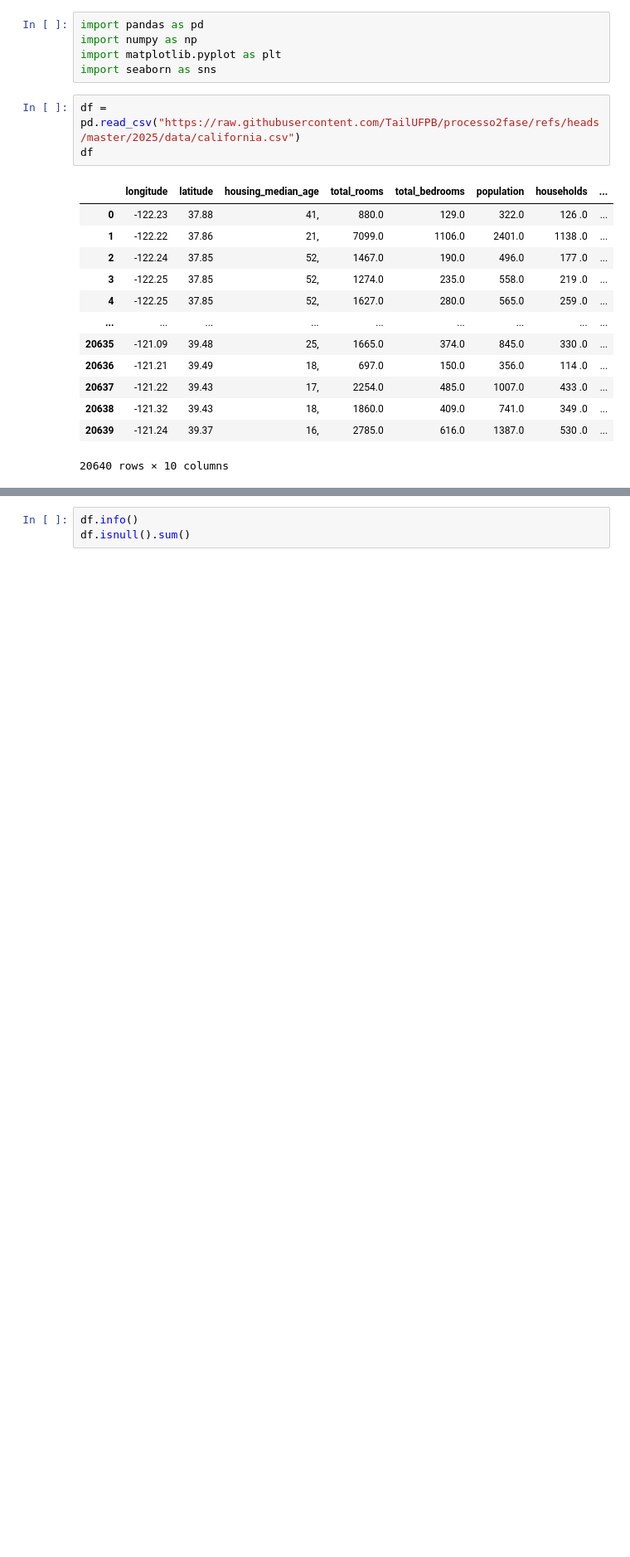
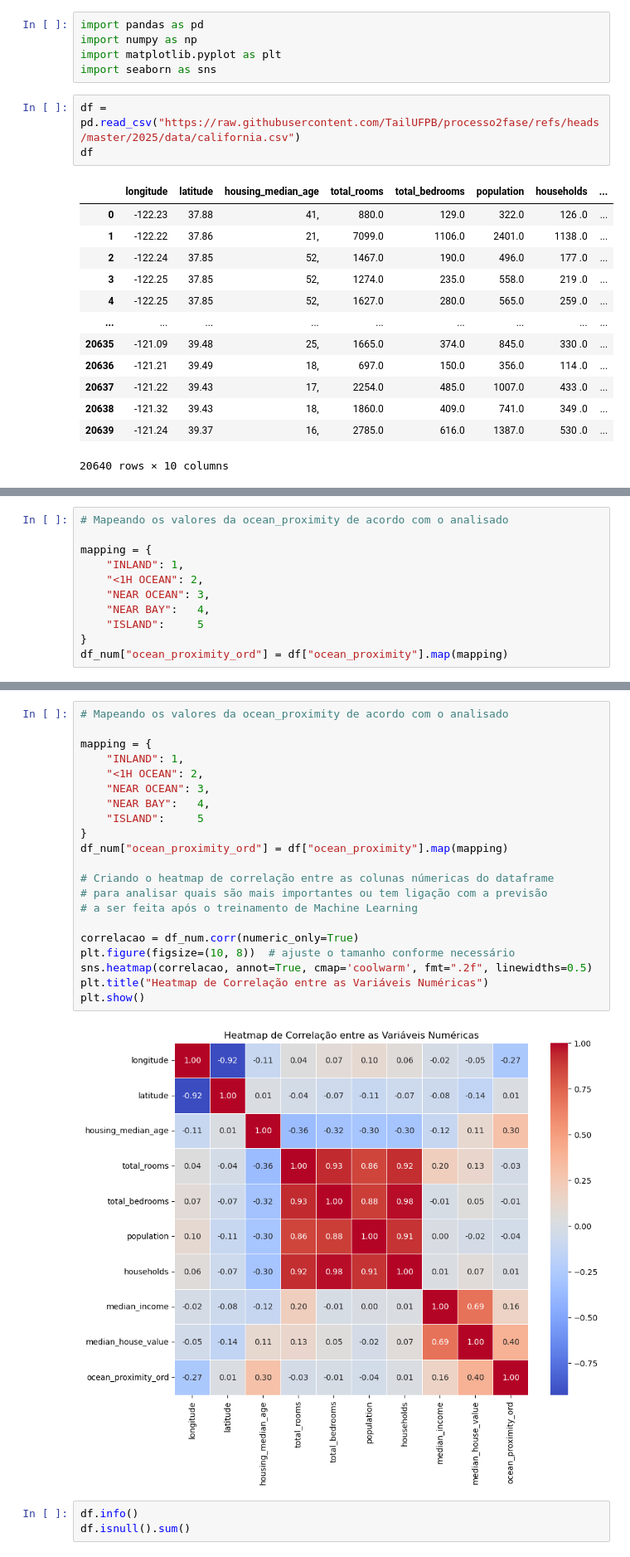
Before and after one commit to lharanhamg/TAIL_notebook_2025, a Jupyter notebook: Cópia_de_Fase2_Luis_Aranha_2025.ipynb, the cells around one changed output, grey strips where cells are left out. Shown at 83% size. Cells and saved outputs as stored; diff of their text form; blank space fills up the shorter version.

```diff
--- a/Cópia_de_Fase2_Luis_Aranha_2025.ipynb
+++ b/Cópia_de_Fase2_Luis_Aranha_2025.ipynb
@@ -384,0 +556,11 @@ prever media_house_value:
+# %%
+# Mapeando os valores da ocean_proximity de acordo com o analisado
+
+mapping = {
+    "INLAND": 1,
+    "<1H OCEAN": 2,
+    "NEAR OCEAN": 3,
+    "NEAR BAY":   4,
+    "ISLAND":     5
+}
+df_num["ocean_proximity_ord"] = df["ocean_proximity"].map(mapping)
@@ -385,3 +588,26 @@ prever media_house_value:
+# %%
+# Mapeando os valores da ocean_proximity de acordo com o analisado
+
+mapping = {
+    "INLAND": 1,
+    "<1H OCEAN": 2,
+    "NEAR OCEAN": 3,
+    "NEAR BAY":   4,
+    "ISLAND":     5
+}
+df_num["ocean_proximity_ord"] = df["ocean_proximity"].map(mapping)
+
+# Criando o heatmap de correlação entre as colunas númericas do dataframe
+# para analisar quais são mais importantes ou tem ligação com a previsão
+# a ser feita após o treinamento de Machine Learning
+
+correlacao = df_num.corr(numeric_only=True)
+plt.figure(figsize=(10, 8))  # ajuste o tamanho conforme necessário
+sns.heatmap(correlacao, annot=True, cmap='coolwarm', fmt=".2f", linewidths=0.5)
+plt.title("Heatmap de Correlação entre as Variáveis Numéricas")
+plt.show()
+# %% [output]
+[figure, added]
 # %%
 df.info()
 df.isnull().sum()
```
Also changed, not shown: parts of 33 cells of this notebook.
